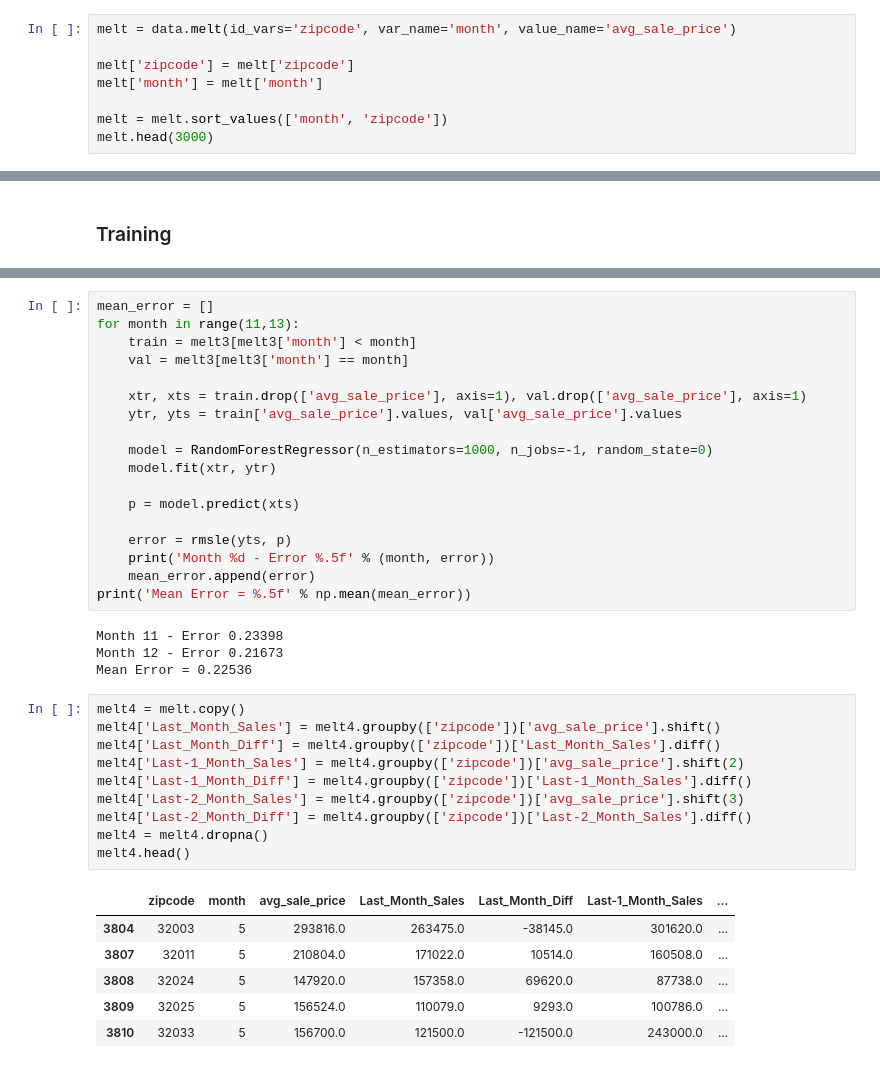
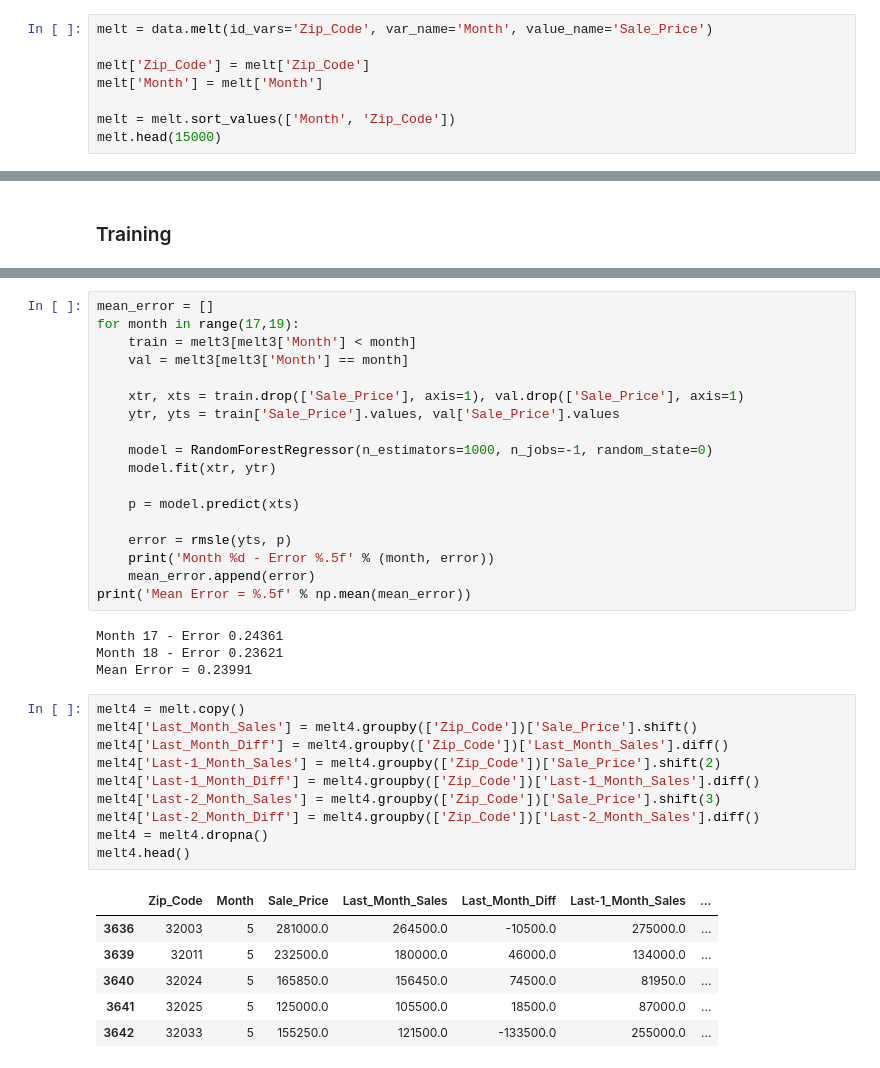
Before and after one commit to FinalProject-2021/Housing_Valuation, a Jupyter notebook: ML_model_K.ipynb, the cells around one changed output, grey strips where cells are left out. Saved outputs shown, nothing was run; the diff lists cells and outputs as text.

```diff
--- a/ML_model_K.ipynb
+++ b/ML_model_K.ipynb
@@ -90,11 +95,11 @@ Zip_Code      int64
 18          float64
 dtype: object
 # %%
-melt = data.melt(id_vars='zipcode', var_name='month', value_name='avg_sale_price')
+melt = data.melt(id_vars='Zip_Code', var_name='Month', value_name='Sale_Price')
 
-melt['zipcode'] = melt['zipcode']
-melt['month'] = melt['month']
+melt['Zip_Code'] = melt['Zip_Code']
+melt['Month'] = melt['Month']
 
-melt = melt.sort_values(['month', 'zipcode'])
-melt.head(3000)
+melt = melt.sort_values(['Month', 'Zip_Code'])
+melt.head(15000)
 # %% [output]
@@ -225,11 +207,11 @@ melt3.head()
 # %%
 mean_error = []
-for month in range(11,13):
-    train = melt3[melt3['month'] < month]
-    val = melt3[melt3['month'] == month]
+for month in range(17,19):
+    train = melt3[melt3['Month'] < month]
+    val = melt3[melt3['Month'] == month]
 
-    xtr, xts = train.drop(['avg_sale_price'], axis=1), val.drop(['avg_sale_price'], axis=1)
-    ytr, yts = train['avg_sale_price'].values, val['avg_sale_price'].values
+    xtr, xts = train.drop(['Sale_Price'], axis=1), val.drop(['Sale_Price'], axis=1)
+    ytr, yts = train['Sale_Price'].values, val['Sale_Price'].values
 
     model = RandomForestRegressor(n_estimators=1000, n_jobs=-1, random_state=0)
     model.fit(xtr, ytr)
@@ -241,25 +223,25 @@ for month in range(11,13):
     mean_error.append(error)
 print('Mean Error = %.5f' % np.mean(mean_error))
 # %% [output]
-Month 11 - Error 0.23398
-Month 12 - Error 0.21673
-Mean Error = 0.22536
+Month 17 - Error 0.24361
+Month 18 - Error 0.23621
+Mean Error = 0.23991
 # %%
 melt4 = melt.copy()
-melt4['Last_Month_Sales'] = melt4.groupby(['zipcode'])['avg_sale_price'].shift()
-melt4['Last_Month_Diff'] = melt4.groupby(['zipcode'])['Last_Month_Sales'].diff()
-melt4['Last-1_Month_Sales'] = melt4.groupby(['zipcode'])['avg_sale_price'].shift(2)
-melt4['Last-1_Month_Diff'] = melt4.groupby(['zipcode'])['Last-1_Month_Sales'].diff()
-melt4['Last-2_Month_Sales'] = melt4.groupby(['zipcode'])['avg_sale_price'].shift(3)
-melt4['Last-2_Month_Diff'] = melt4.groupby(['zipcode'])['Last-2_Month_Sales'].diff()
+melt4['Last_Month_Sales'] = melt4.groupby(['Zip_Code'])['Sale_Price'].shift()
+melt4['Last_Month_Diff'] = melt4.groupby(['Zip_Code'])['Last_Month_Sales'].diff()
+melt4['Last-1_Month_Sales'] = melt4.groupby(['Zip_Code'])['Sale_Price'].shift(2)
+melt4['Last-1_Month_Diff'] = melt4.groupby(['Zip_Code'])['Last-1_Month_Sales'].diff()
+melt4['Last-2_Month_Sales'] = melt4.groupby(['Zip_Code'])['Sale_Price'].shift(3)
+melt4['Last-2_Month_Diff'] = melt4.groupby(['Zip_Code'])['Last-2_Month_Sales'].diff()
 melt4 = melt4.dropna()
 melt4.head()
 # %% [output]
-|  | zipcode | month | avg_sale_price | Last_Month_Sales | Last_Month_Diff | Last-1_Month_Sales | ... |
-| 3804 | 32003 | 5 | 293816.0 | 263475.0 | -38145.0 | 301620.0 | ... |
-| 3807 | 32011 | 5 | 210804.0 | 171022.0 | 10514.0 | 160508.0 | ... |
-| 3808 | 32024 | 5 | 147920.0 | 157358.0 | 69620.0 | 87738.0 | ... |
-| 3809 | 32025 | 5 | 156524.0 | 110079.0 | 9293.0 | 100786.0 | ... |
-| 3810 | 32033 | 5 | 156700.0 | 121500.0 | -121500.0 | 243000.0 | ... |
+|  | Zip_Code | Month | Sale_Price | Last_Month_Sales | Last_Month_Diff | Last-1_Month_Sales | ... |
+| 3636 | 32003 | 5 | 281000.0 | 264500.0 | -10500.0 | 275000.0 | ... |
+| 3639 | 32011 | 5 | 232500.0 | 180000.0 | 46000.0 | 134000.0 | ... |
+| 3640 | 32024 | 5 | 165850.0 | 156450.0 | 74500.0 | 81950.0 | ... |
+| 3641 | 32025 | 5 | 125000.0 | 105500.0 | 18500.0 | 87000.0 | ... |
+| 3642 | 32033 | 5 | 155250.0 | 121500.0 | -133500.0 | 255000.0 | ... |
 # %%
 mean_error = []
```
Also changed, not shown: parts of 25 cells of this notebook.
